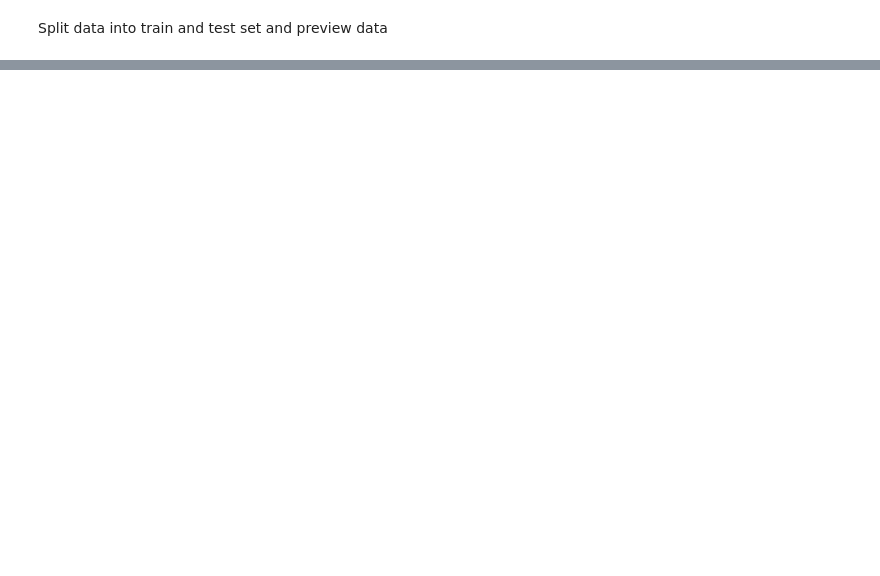
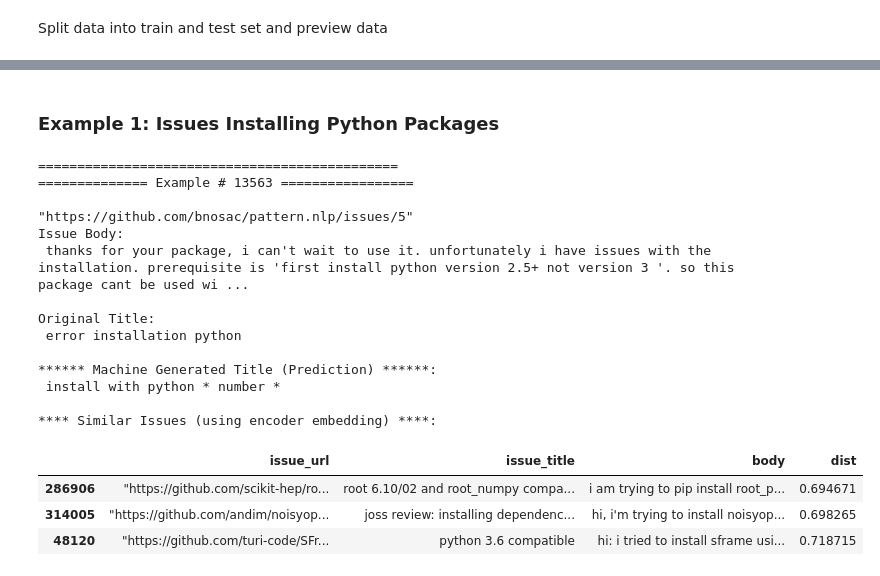
Before and after one commit to hamelsmu/Seq2Seq_Tutorial, a Jupyter notebook: notebooks/Tutorial.ipynb, the cells around one changed output, grey strips where cells are left out. Drawn from its saved outputs; the diff is of its cells as text; code cells hidden in the pictures; blank space fills up the shorter version.

```diff
--- a/notebooks/Tutorial.ipynb
+++ b/notebooks/Tutorial.ipynb
@@ -57,0 +154,3 @@ train_body_raw[0]
+# %%
+encoder_input_data, doc_length = load_encoder_inputs('train_body_vecs.npy')
+decoder_input_data, decoder_target_data = load_decoder_inputs('train_title_vecs.npy')
@@ -57,0 +161,3 @@ train_body_raw[0]
+# %%
+num_encoder_tokens, body_pp = load_text_processor('body_pp.dpkl')
+num_decoder_tokens, title_pp = load_text_processor('title_pp.dpkl')
@@ -57,0 +253,14 @@ train_body_raw[0]
+# %%
+from keras.callbacks import CSVLogger, ModelCheckpoint
+
+script_name_base = 'tutorial_seq2seq'
+csv_logger = CSVLogger('{:}.log'.format(script_name_base))
+model_checkpoint = ModelCheckpoint('{:}.epoch{{epoch:02d}}-val{{val_loss:.5f}}.hdf5'.format(script_name_base),
+                                   save_best_only=True)
+
+batch_size = 1200
+epochs = 7
+history = seq2seq_Model.fit([encoder_input_data, decoder_input_data], np.expand_dims(decoder_target_data, -1),
+          batch_size=batch_size,
+          epochs=epochs,
+          validation_split=0.12, callbacks=[csv_logger, model_checkpoint])
@@ -57,0 +328,31 @@ train_body_raw[0]
+# %%
+%reload_ext autoreload
+%autoreload 2
+from seq2seq_utils import Seq2Seq_Inference
+seq2seq_inf_rec = Seq2Seq_Inference(encoder_preprocessor=body_pp,
+                                    decoder_preprocessor=title_pp,
+                                    seq2seq_model=seq2seq_Model)
+recsys_annoyobj = seq2seq_inf_rec.prepare_recommender(all_data_vectorized, all_data_df)
+# %% [markdown]
+### Example 1: Issues Installing Python Packages
+# %%
+seq2seq_inf_rec.demo_model_predictions(n=1, issue_df=testdf, threshold=1)
+# %% [output]
+==============================================
+============== Example # 13563 =================
+
+"https://github.com/bnosac/pattern.nlp/issues/5"
+Issue Body:
+ thanks for your package, i can't wait to use it. unfortunately i have issues with the installation. prerequisite is 'first install python version 2.5+ not version 3 '. so this package cant be used wi ...
+
+Original Title:
+ error installation python
+
+****** Machine Generated Title (Prediction) ******:
+ install with python * number *
+
+**** Similar Issues (using encoder embedding) ****:
+|  | issue_url | issue_title | body | dist |
+| 286906 | "https://github.com/scikit-hep/ro... | root 6.10/02 and root_numpy compa... | i am trying to pip install root_p... | 0.694671 |
+| 314005 | "https://github.com/andim/noisyop... | joss review: installing dependenc... | hi, i'm trying to install noisyop... | 0.698265 |
+| 48120 | "https://github.com/turi-code/SFr... | python 3.6 compatible | hi: i tried to install sframe usi... | 0.718715 |
```
Also changed, not shown: parts of 40 cells of this notebook, 1 other file.
